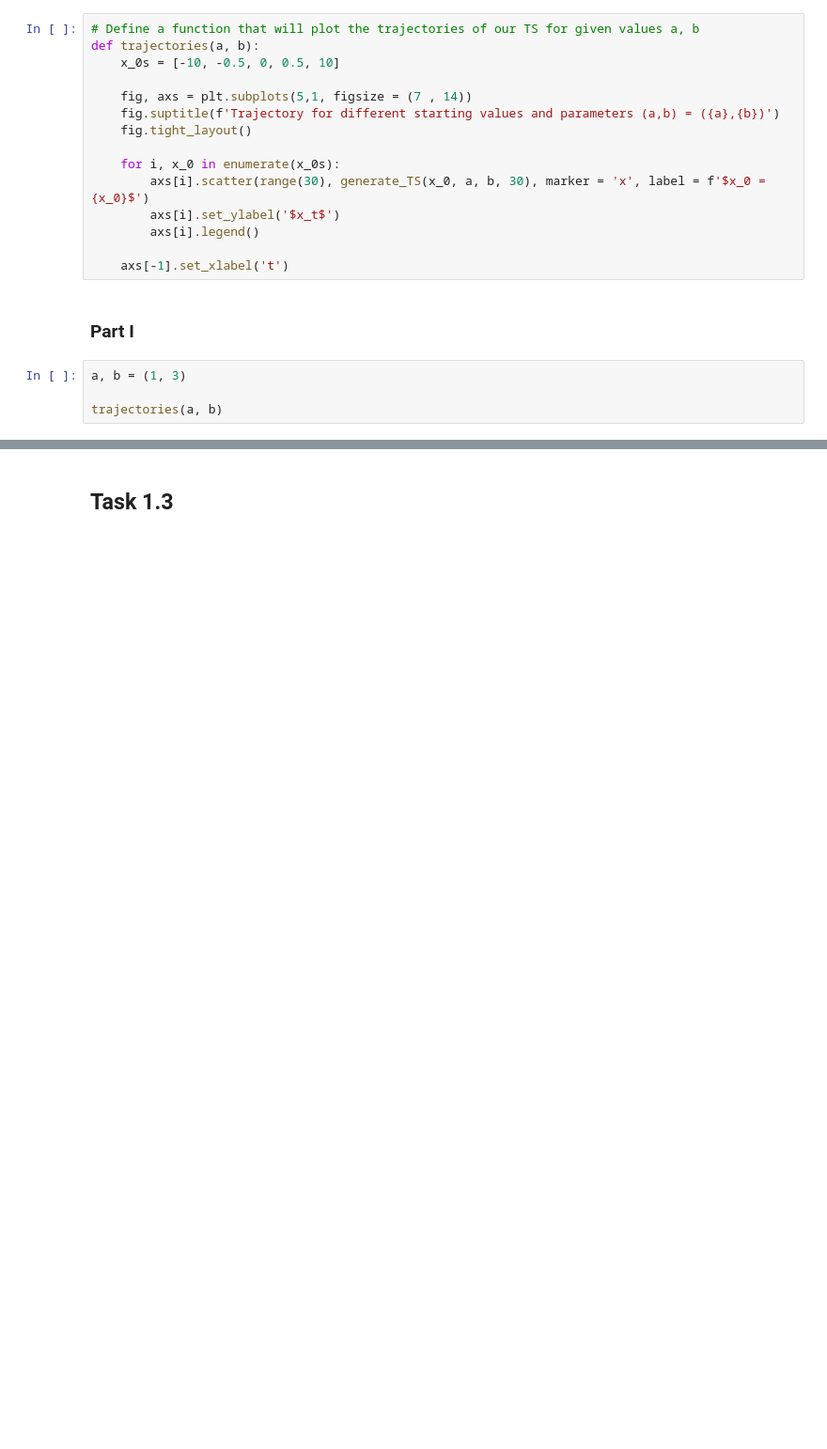
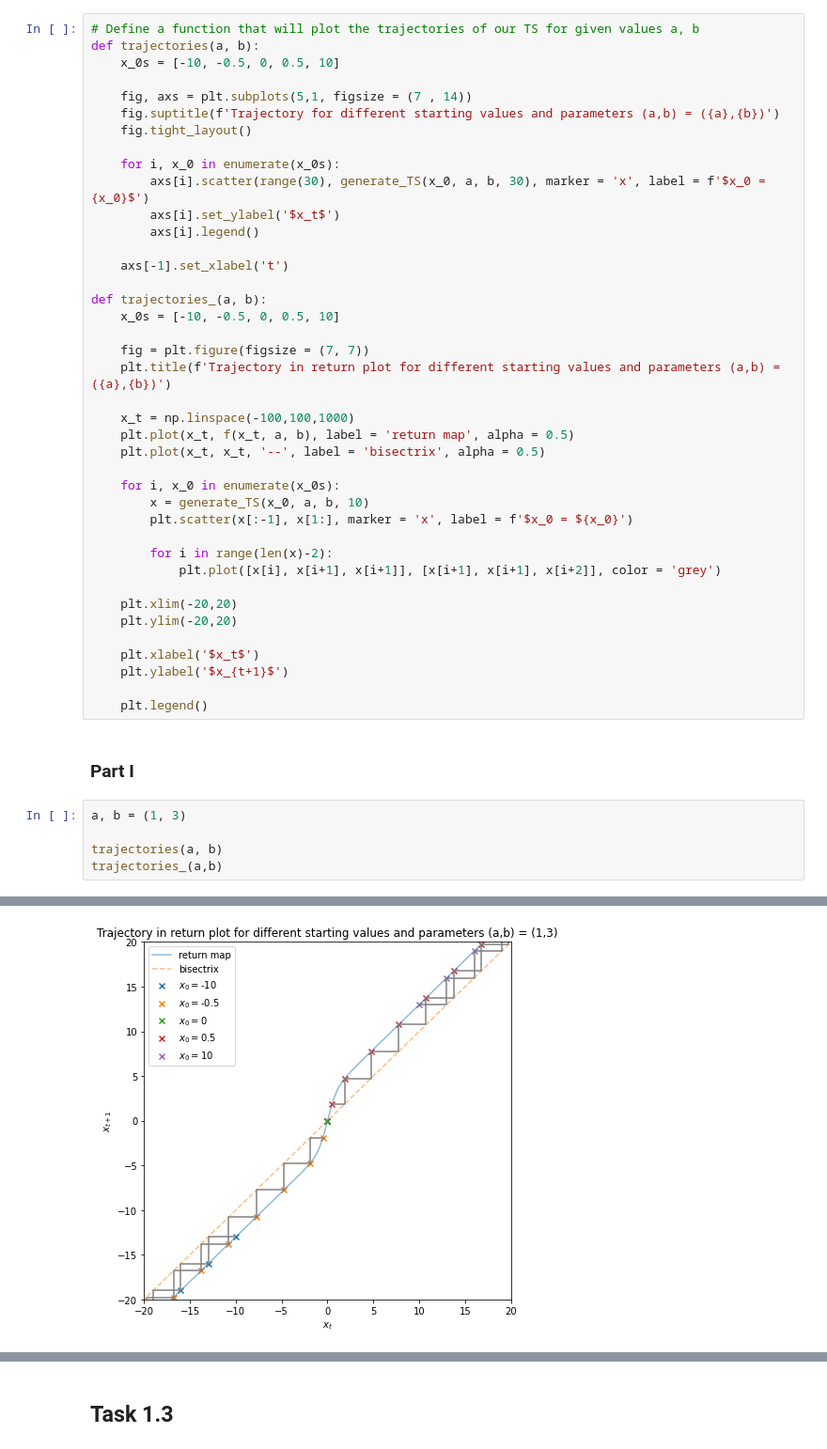
Before and after one commit to Paulemaule/TSA-RSA-exercises, a Jupyter notebook: Exercise8/Sheet8.ipynb, the cells around one changed output, grey strips where cells are left out. Shown: that part at 94% size. Saved outputs shown, nothing was run; the diff lists cells and outputs as text; blank space fills up the shorter version.

```diff
--- a/Exercise8/Sheet8.ipynb
+++ b/Exercise8/Sheet8.ipynb
@@ -104,14 +107,41 @@ def trajectories(a, b):
         axs[i].legend()
 
     axs[-1].set_xlabel('t')
+
+def trajectories_(a, b):
+    x_0s = [-10, -0.5, 0, 0.5, 10]
+
+    fig = plt.figure(figsize = (7, 7))
+    plt.title(f'Trajectory in return plot for different starting values and parameters (a,b) = ({a},{b})')
+
+    x_t = np.linspace(-100,100,1000)
+    plt.plot(x_t, f(x_t, a, b), label = 'return map', alpha = 0.5)
+    plt.plot(x_t, x_t, '--', label = 'bisectrix', alpha = 0.5)
+
+    for i, x_0 in enumerate(x_0s):
+        x = generate_TS(x_0, a, b, 10)
+        plt.scatter(x[:-1], x[1:], marker = 'x', label = f'$x_0 = ${x_0}')
+
+        for i in range(len(x)-2):
+            plt.plot([x[i], x[i+1], x[i+1]], [x[i+1], x[i+1], x[i+2]], color = 'grey')
+
+    plt.xlim(-20,20)
+    plt.ylim(-20,20)
+
+    plt.xlabel('$x_t$')
+    plt.ylabel('$x_{t+1}$')
+
+    plt.legend()
 # %% [markdown]
 ### Part I
 # %%
 a, b = (1, 3)
 
 trajectories(a, b)
+trajectories_(a,b)
 # %% [output]
 [figure]
+[figure, added]
 # %%
 a, b = (0.5, -2)
 
```
Also changed, not shown: parts of 18 cells of this notebook.
